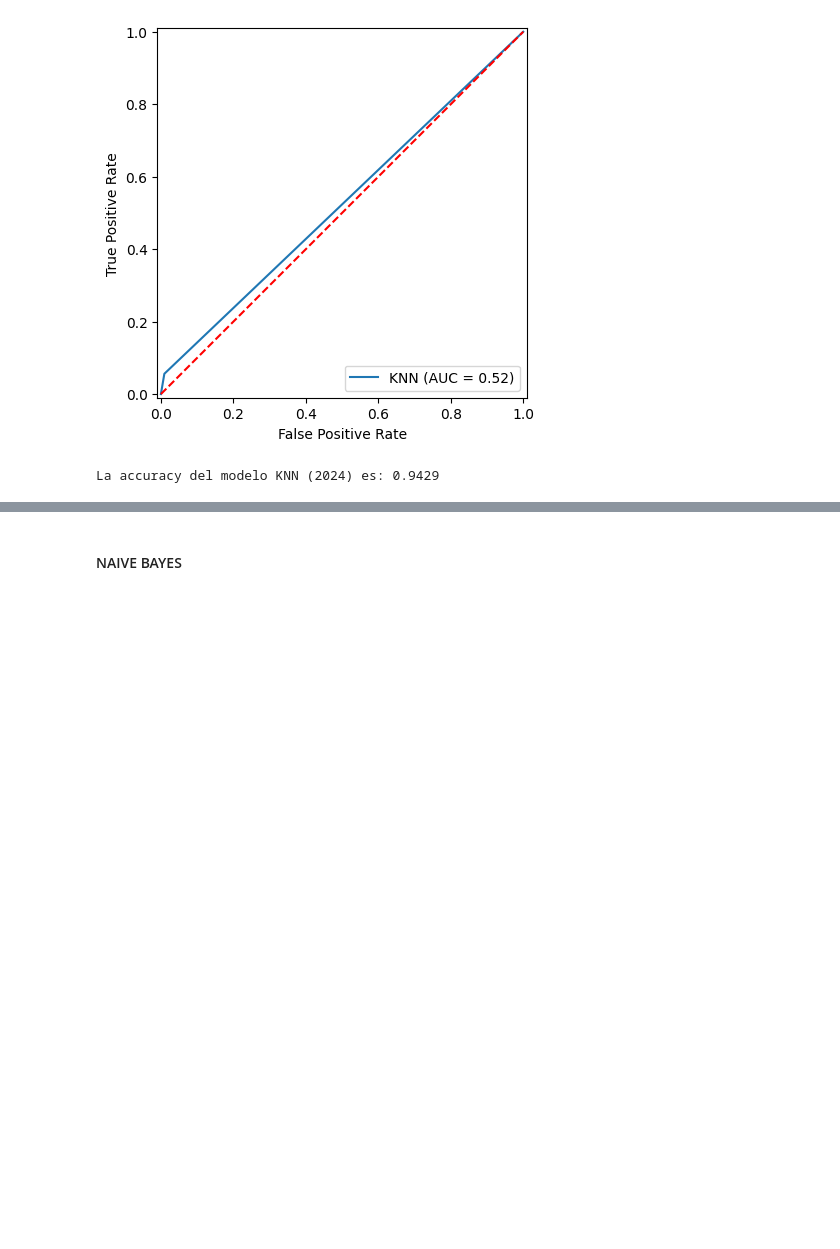
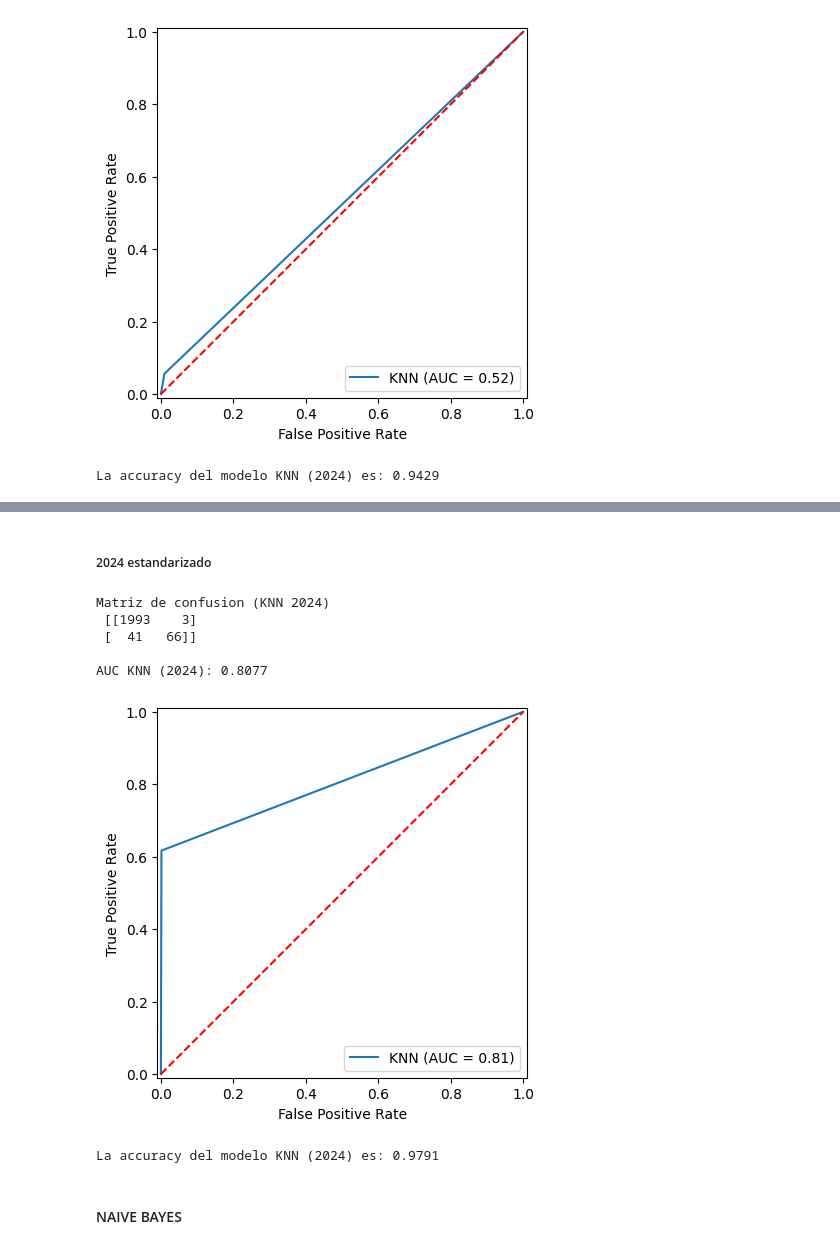
Before and after one commit to maggiecobb/CC408-T1-5, a Jupyter notebook: TP 3/Tp3.ipynb, the cells around one changed output, grey strips where cells are left out. Saved outputs shown, nothing was run; the diff lists cells and outputs as text; code cells hidden in the pictures; blank space fills up the shorter version.

```diff
--- a/TP 3/Tp3.ipynb
+++ b/TP 3/Tp3.ipynb
@@ -1327,2 +953,12 @@ La accuracy del modelo (Reg Log 2024) es: 0.9496
+# %%
+from sklearn.preprocessing import StandardScaler
+sc = StandardScaler()
+# Estandarizamos las observaciones de entrenamiento
+x_train_04est = pd.DataFrame(sc.fit_transform(x_train_04), index=x_train_04.index, columns=x_train_04.columns)
+x_train_24est = pd.DataFrame(sc.fit_transform(x_train_24), index=x_train_24.index, columns=x_train_24.columns)
+
+# Estandarizamos las observaciones de test
+x_test_04est = pd.DataFrame(sc.transform(x_test_04), index=x_test_04.index, columns=x_test_04.columns)
+x_test_24est = pd.DataFrame(sc.transform(x_test_24), index=x_test_24.index, columns=x_test_24.columns)
 # %% [markdown]
 #### LDA
@@ -1462,3 +1207,36 @@ La accuracy del modelo KNN (2024) es: 0.9429
+# %% [markdown]
+##### 2024 estandarizado
+# %%
+knn24est = KNeighborsClassifier(n_neighbors=3)
+knn24est.fit(x_train_24est, y_train_24)
+y_pred_knn24est = knn24est.predict(x_test_24est)
+
+#Medidas de precision KNN (2004)
+confknn24est = confusion_matrix(y_test_24, y_pred_knn24est)
+print("Matriz de confusion (KNN 2024)\n", confknn24est)
+
+#AUC
+auc_knn24est = roc_auc_score(y_test_24, y_pred_knn24est)
+print('\nAUC KNN (2024): %.4f' %auc_knn24est)
+
+#Curva ROC
+fpr, tpr, thresholds = roc_curve(y_test_24, y_pred_knn24est)
+display = RocCurveDisplay(fpr=fpr, tpr=tpr, roc_auc=auc_knn24est, estimator_name='KNN')
+display.plot()
+plt.plot([0, 1], [0, 1], color='red', linestyle='--')
+plt.show()
+
+#Accuracy
+accuracy_knn24est = accuracy_score(y_test_24, y_pred_knn24est)
+print("La accuracy del modelo KNN (2024) es: %.4f" %accuracy_knn24est)
+# %% [output]
+Matriz de confusion (KNN 2024)
+ [[1993    3]
+ [  41   66]]
+
+AUC KNN (2024): 0.8077
+[figure, added]
+La accuracy del modelo KNN (2024) es: 0.9791
 # %% [markdown]
 #### NAIVE BAYES
 # %%
```
Also changed, not shown: parts of 110 cells of this notebook.
